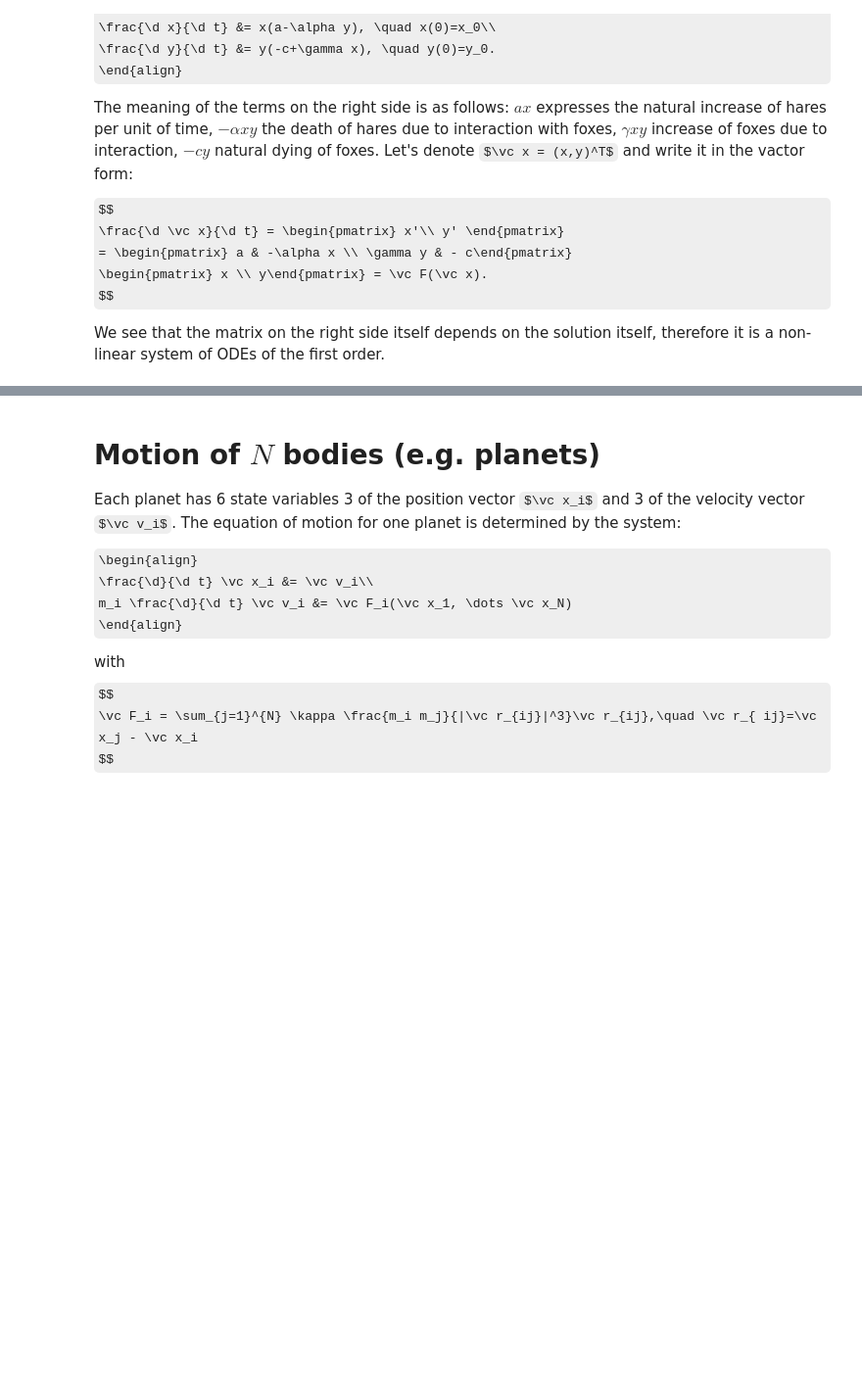
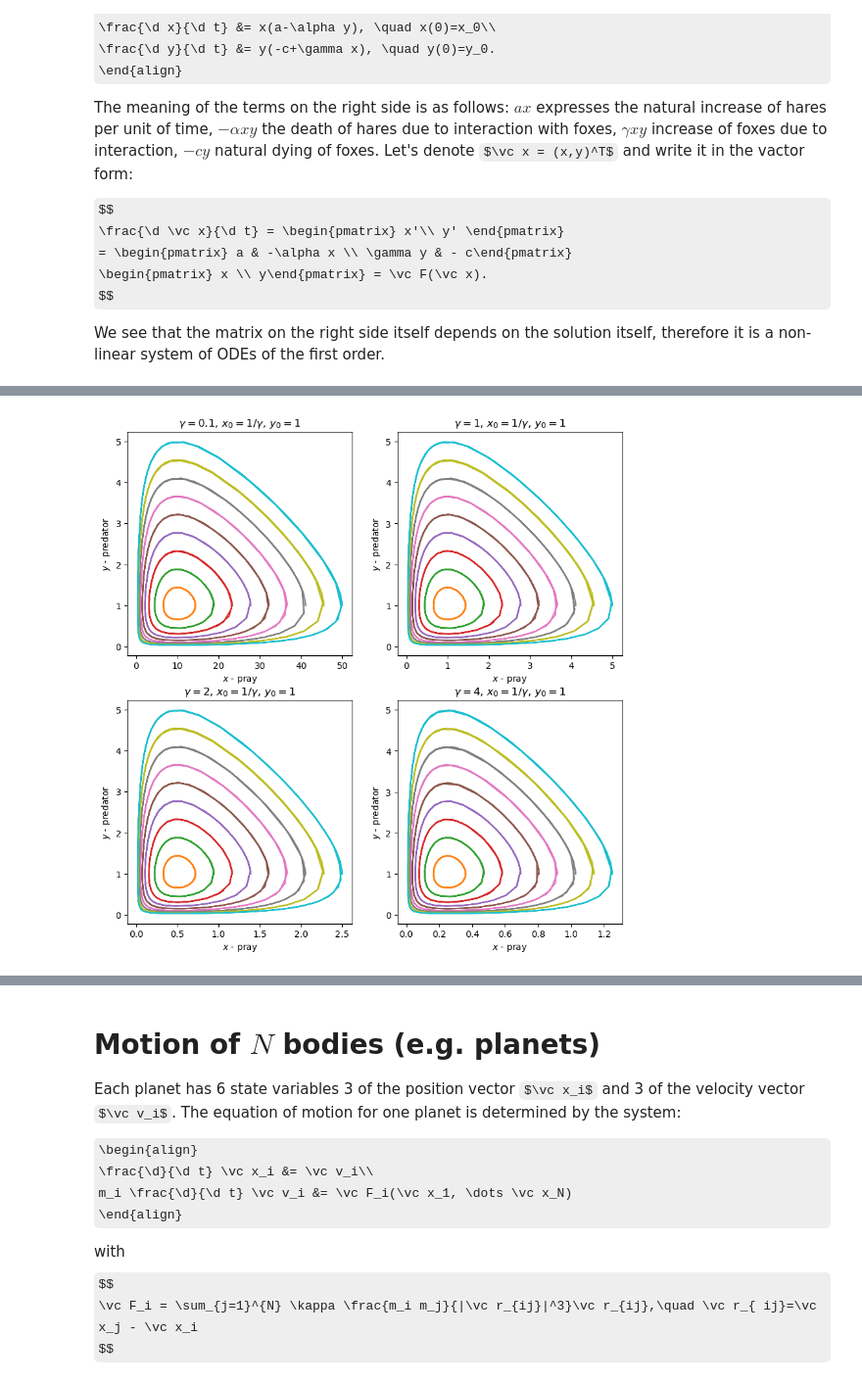
Before and after one commit to jbrezmorf/ODE_course, a Jupyter notebook: jupyter notebooks/01 - Introduction and physical motivation.ipynb, the cells around one changed output, grey strips where cells are left out. Shown: that part at 98% size. Saved outputs shown, nothing was run; the diff lists cells and outputs as text; code cells hidden in the pictures; some formulas as TeX source; blank space fills up the shorter version.

```diff
--- a/jupyter notebooks/01 - Introduction and physical motivation.ipynb
+++ b/jupyter notebooks/01 - Introduction and physical motivation.ipynb
@@ -306,0 +373,26 @@ therefore it is a non-linear system of ODEs of the first order.
+# %%
+import numpy as np
+import matplotlib.pyplot as plt
+import scipy.integrate as integrate
+
+def solve(gamma, x0):
+    def func(t, Y):
+        x, y = Y
+        return [x*(1-y), (gamma*x-1)*y]
+
+    t_span = [0, 20]
+    Y0 = [x0, 1]
+    return integrate.solve_ivp(func, t_span, Y0, a_tol=1e-5, method="LSODA")
+
+fig, axs = plt.subplots(2,2, figsize=(10,10))
+axes = [ax for row in axs for ax in row]
+gammas = [0.1, 1, 2, 4]
+for ax, gamma in zip(axes, gammas):
+    for c, x0 in enumerate(np.linspace(1, 5, 10)):
+        sol = solve(gamma, x0/gamma)
+        ax.plot(sol.y[0], sol.y[1], c=f"C{c}")
+    ax.set_xlabel("$x$ - pray")
+    ax.set_ylabel("$y$ - predator")
+    ax.set_title(f"$\gamma = {gamma}$, $x_0 = 1/\gamma$, $y_0=1$")
+# %% [output]
+[figure, added]
```
Also changed, not shown: parts of 10 cells of this notebook, 1 other file.
